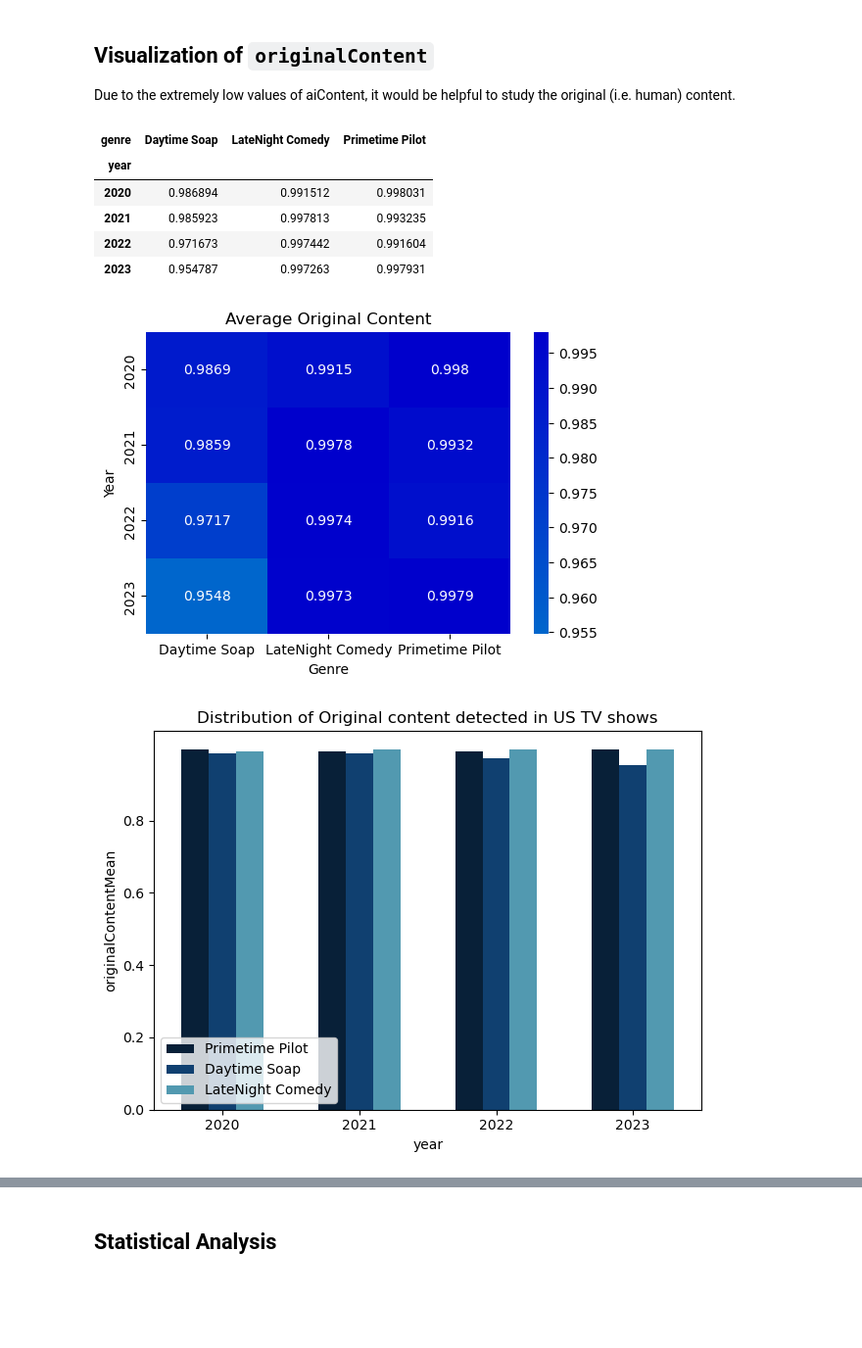
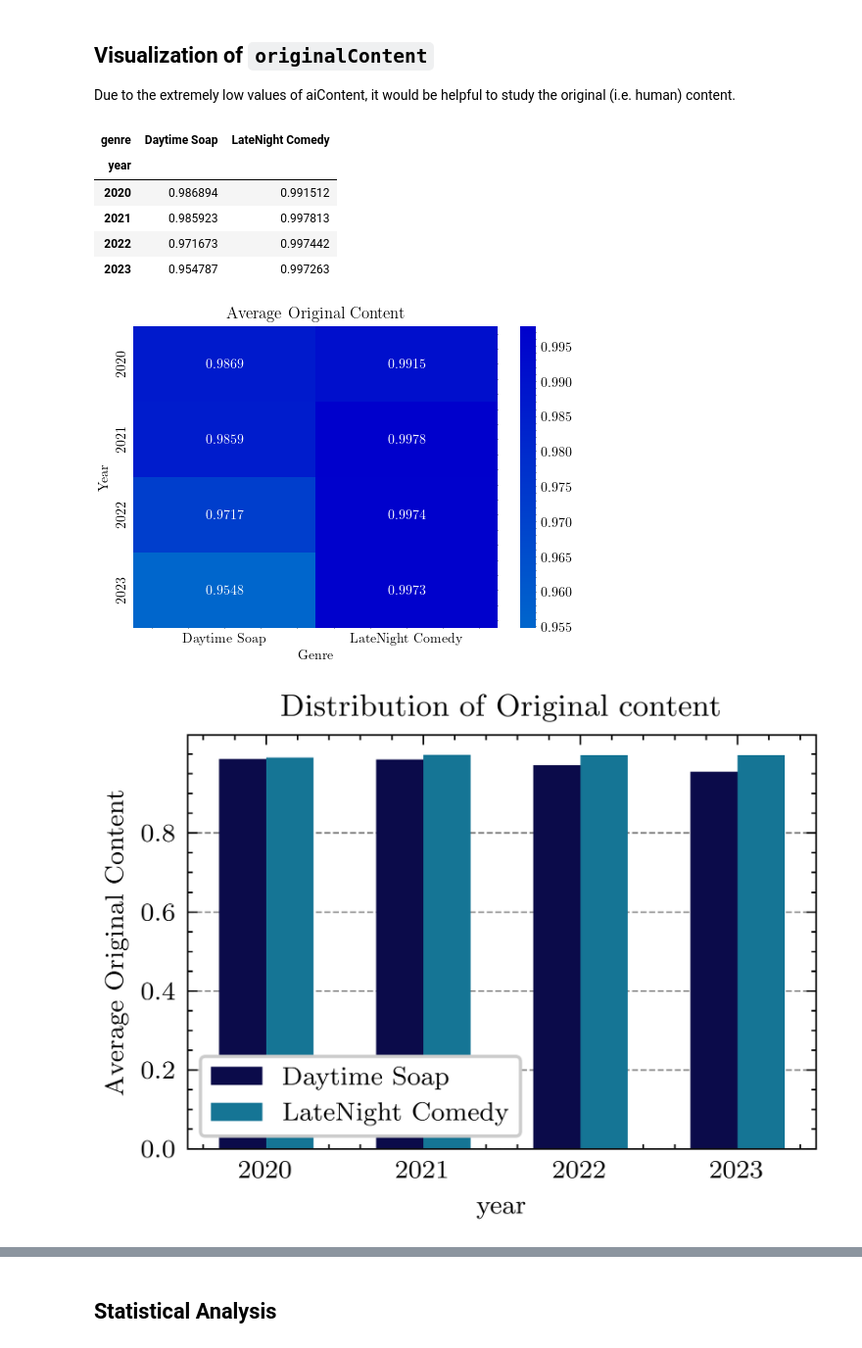
Before and after one commit to OriginalityAI/AI-Content-in-Hollywood-Scripts, a Jupyter notebook: src/Report on AI Content in Hollywood Scripts.ipynb, the cells around one changed output, grey strips where cells are left out. Shown at 98% size. Saved outputs shown, nothing was run; the diff lists cells and outputs as text; code cells hidden in the pictures; blank space fills up the shorter version.

Commit message:
removed primetime shows from study

```diff
--- a/src/Report on AI Content in Hollywood Scripts.ipynb
+++ b/src/Report on AI Content in Hollywood Scripts.ipynb
@@ -118,44 +122,45 @@ df_pivot = dt.reset_index().pivot(index='year',
                     columns='genre', values='originalContent')
 display(df_pivot)
 
-
-plt.figure(figsize=(6,4))
-custom_cmap = get_custom_cmap('originalContent') # get custom color map for pivot table
-sns.heatmap(df_pivot, annot=True, cmap=custom_cmap, fmt= '.4g',)
-plt.xlabel('Genre')
-plt.ylabel('Year')
-plt.title('Average Original Content')
-plt.show()
+with plt.style.context(['science', 'vibrant', 'grid']):
+    plt.figure(figsize=(6,4))
+    custom_cmap = get_custom_cmap('originalContent') # get custom color map for pivot table
+    sns.heatmap(df_pivot, annot=True, cmap=custom_cmap, fmt= '.4g',)
+    plt.xlabel('Genre')
+    plt.ylabel('Year')
+    plt.title('Average Original Content')
+    plt.show()
 # %% [output]
-| genre | Daytime Soap | LateNight Comedy | Primetime Pilot |
-| year |  |  |  |
-| 2020 | 0.986894 | 0.991512 | 0.998031 |
-| 2021 | 0.985923 | 0.997813 | 0.993235 |
-| 2022 | 0.971673 | 0.997442 | 0.991604 |
-| 2023 | 0.954787 | 0.997263 | 0.997931 |
+| genre | Daytime Soap | LateNight Comedy |
+| year |  |  |
+| 2020 | 0.986894 | 0.991512 |
+| 2021 | 0.985923 | 0.997813 |
+| 2022 | 0.971673 | 0.997442 |
+| 2023 | 0.954787 | 0.997263 |
-[figure, old version]
+[figure, new version]
 # %%
 # visual analysis of aiContent distribution
 
 original_content_mean = df.groupby(['genre', 'year']).originalContent.mean().reset_index()
 
 df = df.merge(original_content_mean,
               on=['genre', 'year'],
              suffixes=('','Mean'))
 
-
-sns.barplot(data=df,
-            x='year',
-            y='originalContentMean',
-            hue='genre',
-            palette="ocean",
-           width=0.6)
-plt.title('Distribution of Original content detected in US TV shows')
-plt.legend(loc='best')
-plt.tight_layout()
-plt.yticks(np.arange(0,1,0.2))
-plt.show()
+with plt.style.context(['science', 'ieee', 'vibrant', 'grid']):
+    sns.barplot(data=df,
+                x='year',
+                y='originalContentMean',
+                hue='genre',
+                palette="ocean",
+               width=0.6)
+    plt.ylabel('Average Original Content')
+    plt.title('Distribution of Original content')
+    plt.legend(loc='best')
+    plt.tight_layout()
+    plt.yticks(np.arange(0,1,0.2))
+    plt.show()
 # %% [output]
-[figure, old version]
+[figure, new version]
 # %%
 # visualizing with a line graph
```
Also changed, not shown: parts of 12 cells of this notebook, 5 other files.
